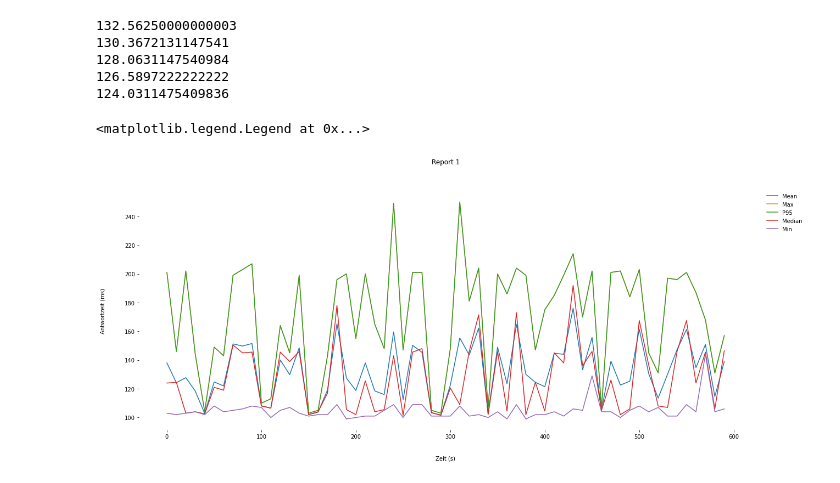
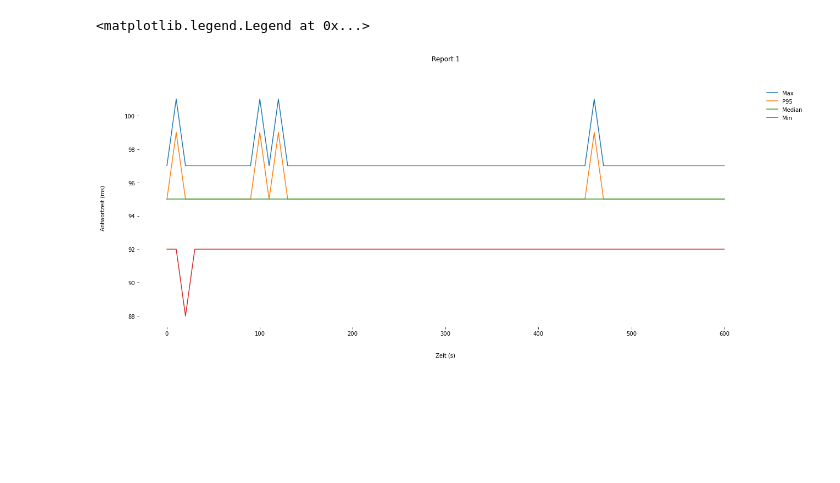
Before and after one commit to laura-franky/bachelor-project, a Jupyter notebook: pandas/PipeClean/MI1_C.ipynb, the cells around one changed output. Saved outputs shown, nothing was run; the diff lists cells and outputs as text; code cells hidden in the pictures; blank space fills up the shorter version.

Commit message:
added data to pandas

```diff
--- a/pandas/PipeClean/MI1_C.ipynb
+++ b/pandas/PipeClean/MI1_C.ipynb
@@ -15,11 +15,10 @@ MIC = [MI1C_1, MI1C_2, MI1C_3, MI1C_4, MI1C_5]
 MIC = pd.concat(MIC, keys=[1, 2, 3, 4, 5])
 
 unused_columns = [
-    'timestamp', 'scenariosCreated', 'scenariosCompleted', 'scenarioDuration', 'scenarioCounts', 'codes', 'matches', 'customStats', 'counters', 'scenariosAvoided', 'pendingRequests'
+    'timestamp', 'scenariosCreated', 'scenariosCompleted', 'scenarioDuration', 'scenarioCounts', 'codes', 'matches', 'customStats', 'pendingRequests'
 ]
 
 MIC = MIC.drop(columns=unused_columns)
-# MIC["requestsCompleted"].loc[5].sum()
 # %%
 # Conver the timestamps to a time series with 10 seconds steps.
 def get_time_series(dataframe: pd.DataFrame) -> pd.Series:
@@ -34,35 +33,24 @@ time = get_time_series(MIC.loc[1])
 # %%
 # Create the latency dataframe.
 def get_latency_metrics(time: pd.Series, dataframe: pd.DataFrame) -> pd.DataFrame:
-    latencies = pd.DataFrame(data = [li for li in dataframe["latencies"]])
-    mean_latencies = pd.Series(name="mean", data = [(la.mean() / 1000000) for la in latencies.iloc])
+    #latencies = pd.DataFrame(data = [li for li in dataframe["latencies"]])
+    #mean_latencies = pd.Series(name="mean", data = [(la.mean() / 1000000) for la in latencies.iloc])
+    #, mean_latencies
 
-    latency = pd.concat([time, dataframe['latency'], mean_latencies], axis=1)
+    latency = pd.concat([time, dataframe['latency']], axis=1)
     latency = latency.set_index('time')
 
     for key, value in latency['latency'][0].items():
         latency[key] = latency['latency'].apply(lambda object: object[key])
 
     latency = latency.drop(columns=['latency', 'p99'])
-    return latency[['mean', 'max', 'p95', 'median', 'min']]
+    return latency[['max', 'p95', 'median', 'min']]
 # %%
 latency1 = get_latency_metrics(time, MIC.loc[1])
 latency2 = get_latency_metrics(time, MIC.loc[2])
 latency3 = get_latency_metrics(time, MIC.loc[3])
 latency4 = get_latency_metrics(time, MIC.loc[4])
 latency5 = get_latency_metrics(time, MIC.loc[5])
-
-print(latency1['mean'].mean())
-print(latency2['mean'].mean())
-print(latency3['mean'].mean())
-print(latency4['mean'].mean())
-print(latency5['mean'].mean())
-# %% [output]
-132.56250000000003
-130.3672131147541
-128.0631147540984
-126.5897222222222
-124.0311475409836
 # %%
 figure, row = pyplot.subplots(
     nrows=1,
@@ -78,34 +66,33 @@ row.set_title('Report 1', y=1.1)
 
 row.set_ylabel('Antwortzeit (ms)', labelpad=35)
 
 row.set_xlabel('Zeit (s)', labelpad=30)
 
 # Actual plot.
 
 latency_plot = seaborn.lineplot(
     ax=row,
     dashes=False,
     legend=False,
-    data=latency1,
+    data=latency5,
 )
 
-#latency_plot.axes.set_yscale('log')
 
 # Grid settings.
 seaborn.despine(
     left=True,
     bottom=True
 )
 
 # Legend settings.
 latency_plot.legend(
     loc=2,
     frameon=False,
     framealpha=1.0,
     borderaxespad=0.0,
     bbox_to_anchor=(1.02, 1),
-    labels=['Mean', 'Max', 'P95', 'Median', 'Min'],
+    labels=['Max', 'P95', 'Median', 'Min'],
 )
 # %% [output]
 <matplotlib.legend.Legend at 0x...>
-[figure, old version]
+[figure, new version]
```
Also changed, not shown: 37 other files.
